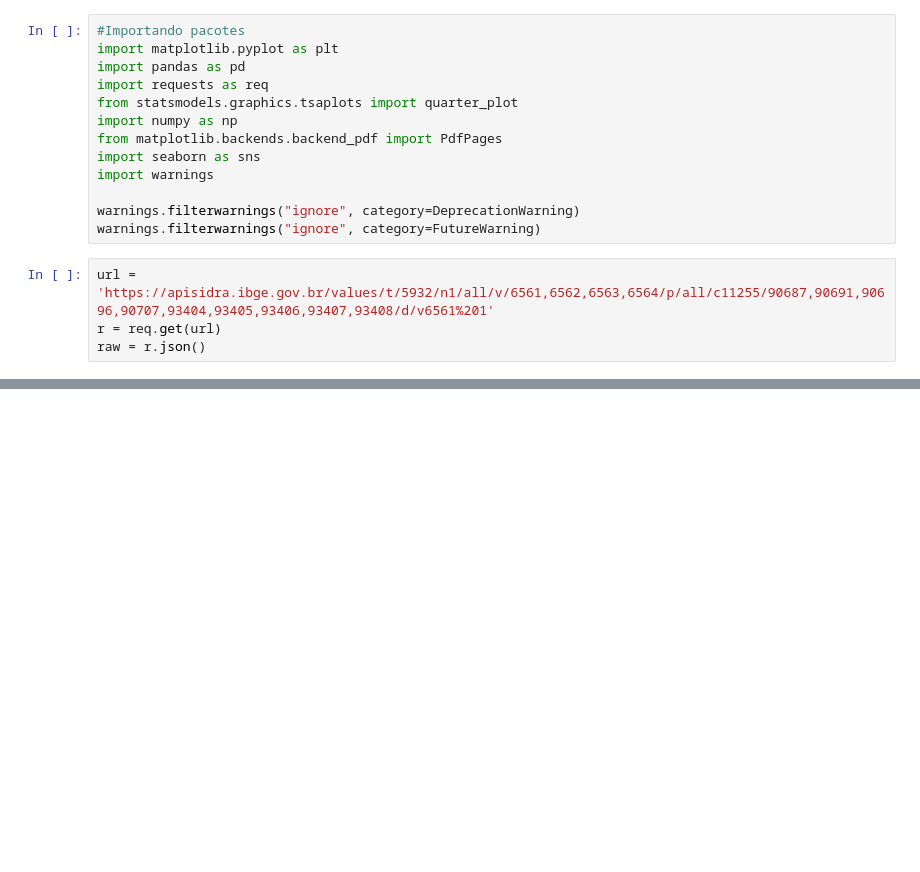
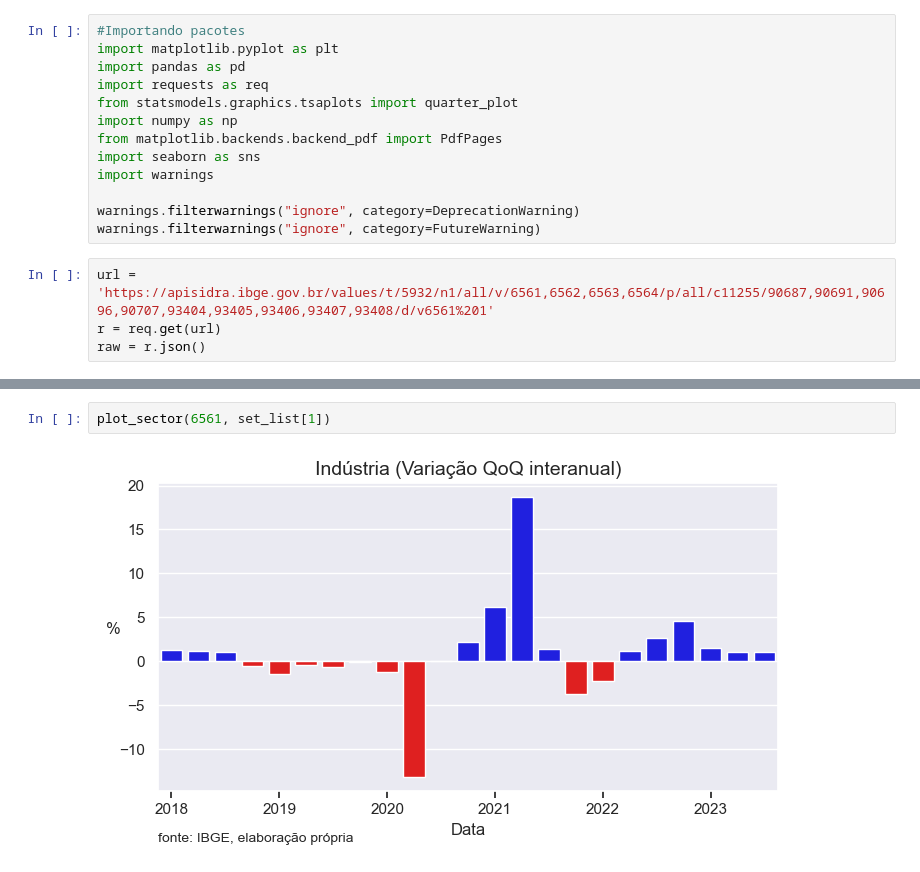
Before and after one commit to MarceloMatsuura/Analise-de-dados-IBGE, a Jupyter notebook: gdp_analise.ipynb, the cells around one changed output, grey strips where cells are left out. Saved outputs shown, nothing was run; the diff lists cells and outputs as text; blank space fills up the shorter version.

```diff
--- a/gdp_analise.ipynb
+++ b/gdp_analise.ipynb
@@ -111,0 +111,4 @@ plot_sector(6561, set_list[0])
+# %%
+plot_sector(6561, set_list[1])
+# %% [output]
+[figure, added]
```
Also changed, not shown: parts of 21 cells of this notebook.
